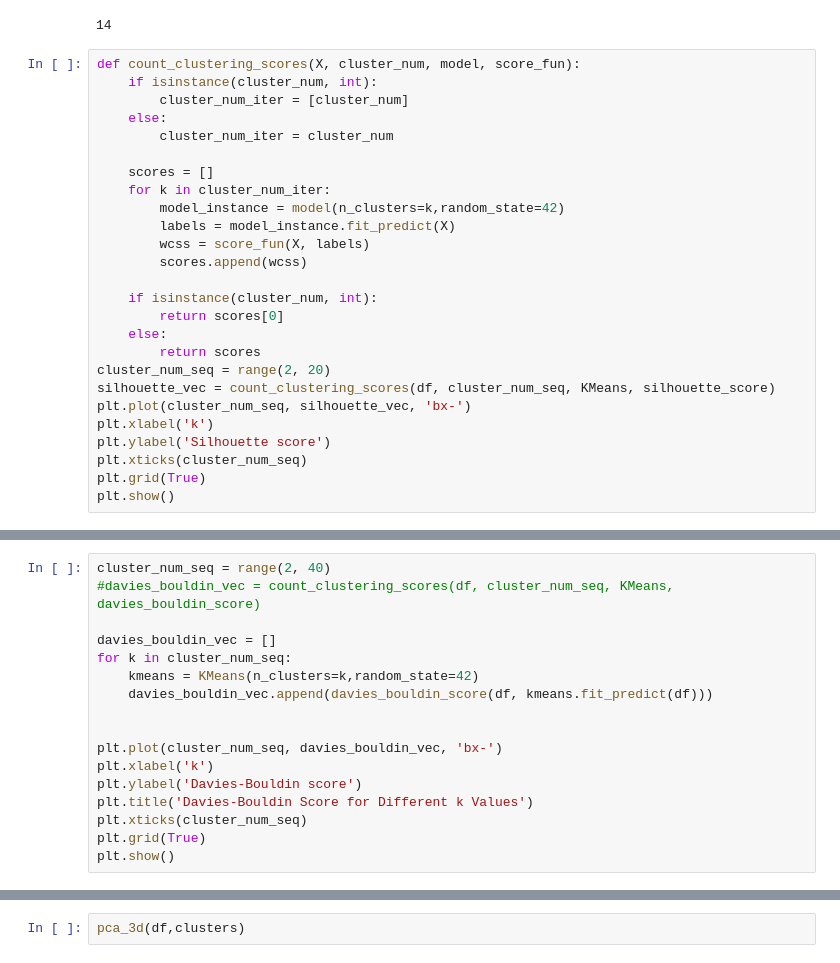
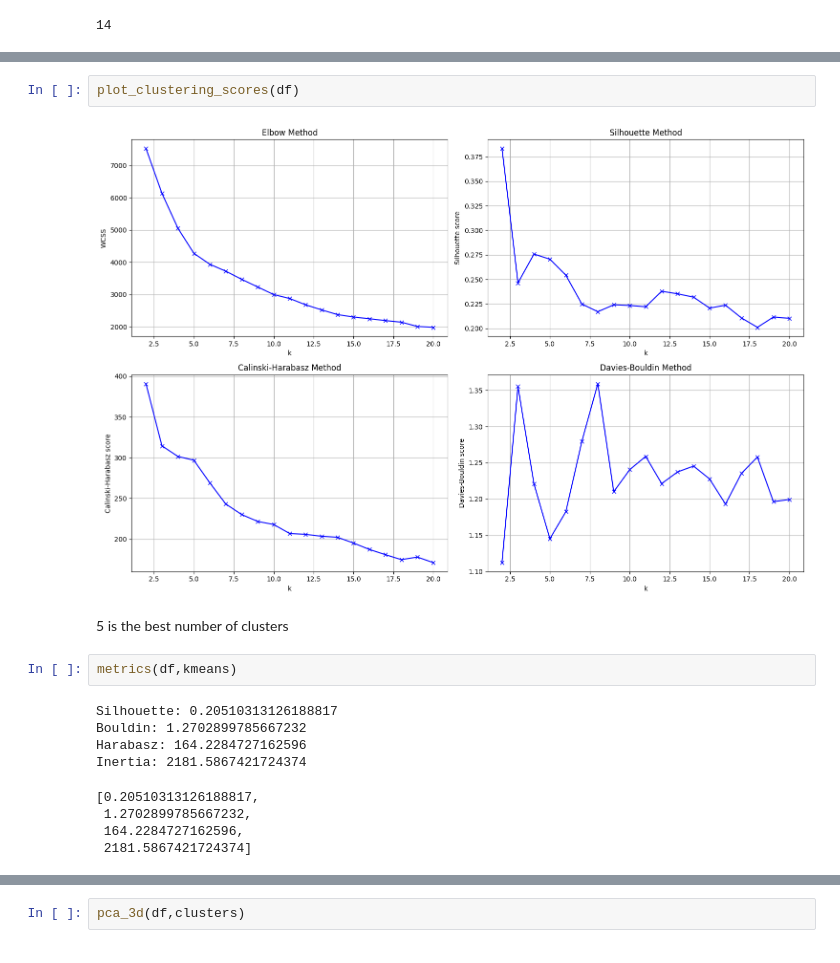
Before and after one commit to nataliachoszczyk/spotify-songs-clustering, a Jupyter notebook: Advanced_modelling_KM3/modelling.ipynb, the cells around one changed output, grey strips where cells are left out. Drawn from its saved outputs; the diff is of its cells as text.

```diff
--- a/Advanced_modelling_KM3/modelling.ipynb
+++ b/Advanced_modelling_KM3/modelling.ipynb
@@ -391,29 +471,3 @@ for i in range(2,100):
 print(maxi)
 # %% [output]
 14
-# %%
-def count_clustering_scores(X, cluster_num, model, score_fun):
-    if isinstance(cluster_num, int):
-        cluster_num_iter = [cluster_num]
-    else:
-        cluster_num_iter = cluster_num
-
-    scores = []
-    for k in cluster_num_iter:
-        model_instance = model(n_clusters=k,random_state=42)
-        labels = model_instance.fit_predict(X)
-        wcss = score_fun(X, labels)
-        scores.append(wcss)
-
-    if isinstance(cluster_num, int):
-        return scores[0]
-    else:
-        return scores
-cluster_num_seq = range(2, 20)
-silhouette_vec = count_clustering_scores(df, cluster_num_seq, KMeans, silhouette_score)
-plt.plot(cluster_num_seq, silhouette_vec, 'bx-')
-plt.xlabel('k')
-plt.ylabel('Silhouette score')
-plt.xticks(cluster_num_seq)
-plt.grid(True)
-plt.show()
@@ -422,17 +473,0 @@ plt.show()
-# %%
-cluster_num_seq = range(2, 40)
-#davies_bouldin_vec = count_clustering_scores(df, cluster_num_seq, KMeans, davies_bouldin_score)
-
-davies_bouldin_vec = []
-for k in cluster_num_seq:
-    kmeans = KMeans(n_clusters=k,random_state=42)
-    davies_bouldin_vec.append(davies_bouldin_score(df, kmeans.fit_predict(df)))
-
-
-plt.plot(cluster_num_seq, davies_bouldin_vec, 'bx-')
-plt.xlabel('k')
-plt.ylabel('Davies-Bouldin score')
-plt.title('Davies-Bouldin Score for Different k Values')
-plt.xticks(cluster_num_seq)
-plt.grid(True)
-plt.show()
@@ -440,0 +546,17 @@ plt.show()
+# %%
+plot_clustering_scores(df)
+# %% [output]
+[figure, added]
+# %% [markdown]
+5 is the best number of clusters
+# %%
+metrics(df,kmeans)
+# %% [output]
+Silhouette: 0.20510313126188817
+Bouldin: 1.2702899785667232
+Harabasz: 164.2284727162596
+Inertia: 2181.5867421724374
+[0.20510313126188817,
+ 1.2702899785667232,
+ 164.2284727162596,
+ 2181.5867421724374]
```
Also changed, not shown: parts of 33 cells of this notebook, 1 other file.
